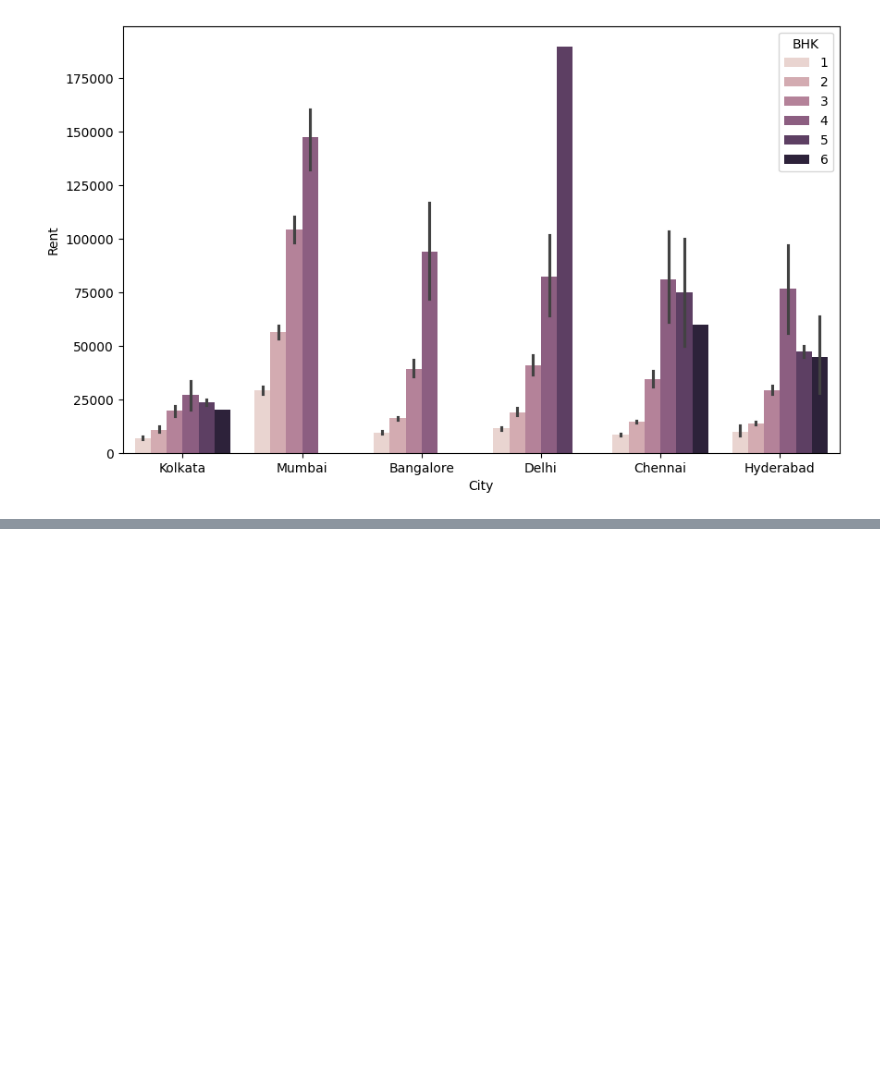
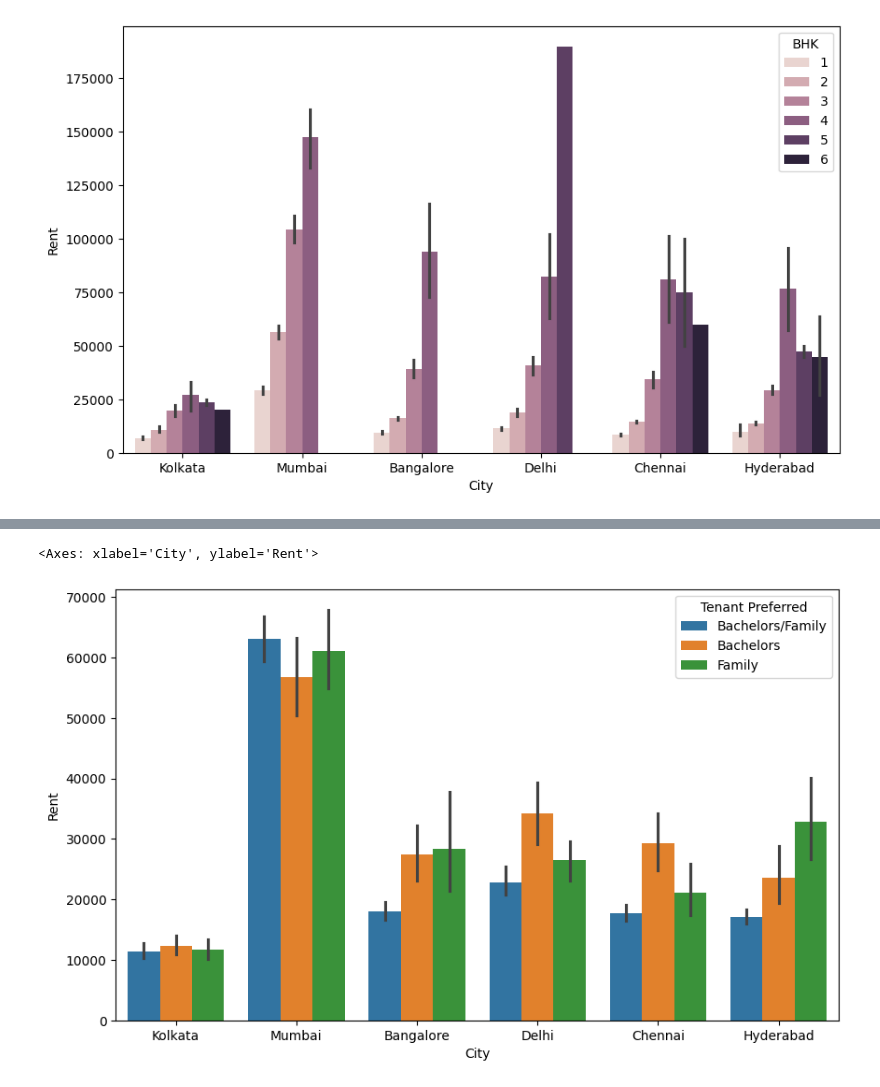
Before and after one commit to fudge-fantastic/Machine-Learning, a Jupyter notebook: House_Rent_Prediction/House-Rent-Prediction.ipynb, the cells around one changed output, grey strips where cells are left out. Saved outputs shown, nothing was run; the diff lists cells and outputs as text; code cells hidden in the pictures; blank space fills up the shorter version.

Commit message:
Data Cleaning done

```diff
--- a/House_Rent_Prediction/House-Rent-Prediction.ipynb
+++ b/House_Rent_Prediction/House-Rent-Prediction.ipynb
@@ -196,3 +187,9 @@ hd[hd['BHK'] == 6]
 | 4518 | 2022-05-12 | 6 | 35000 | 3400 | Ground out of 2 | Super Area | Rampally | Hyderabad | Unfurnished | ... |
 | 4648 | 2022-07-06 | 6 | 80000 | 4500 | 1 out of 2 | Super Area | Kakateeya Nagar, Secunderabad | Hyderabad | Semi-Furnished | ... |
 | 4696 | 2022-07-06 | 6 | 30000 | 4200 | Ground out of 2 | Super Area | Kuntloor | Hyderabad | Semi-Furnished | ... |
+# %%
+plt.figure(figsize=(10,6))
+sns.barplot(data = hd, x = 'City', y = 'Rent', hue = 'Tenant Preferred')
+# %% [output]
+<Axes: xlabel='City', ylabel='Rent'>
+[figure, added]
```
Also changed, not shown: parts of 14 cells of this notebook.
